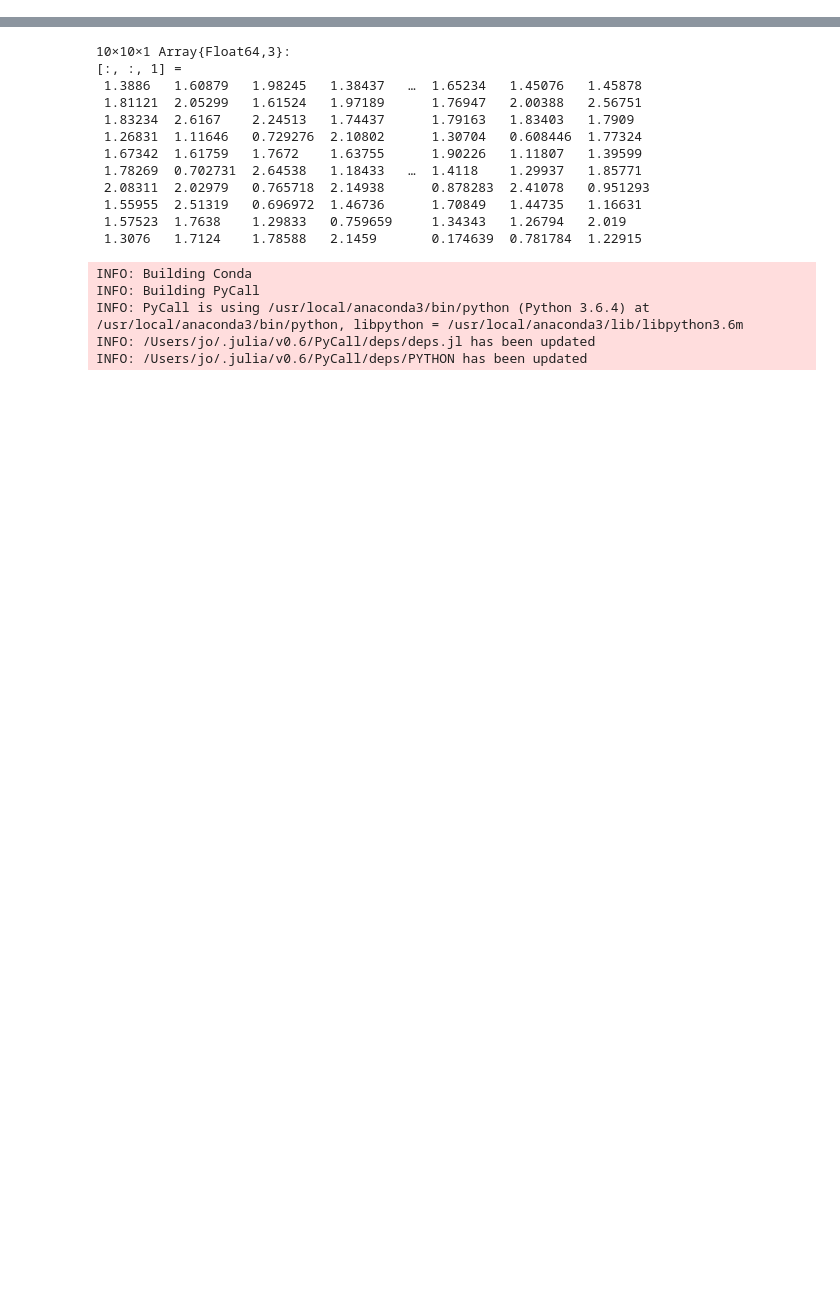
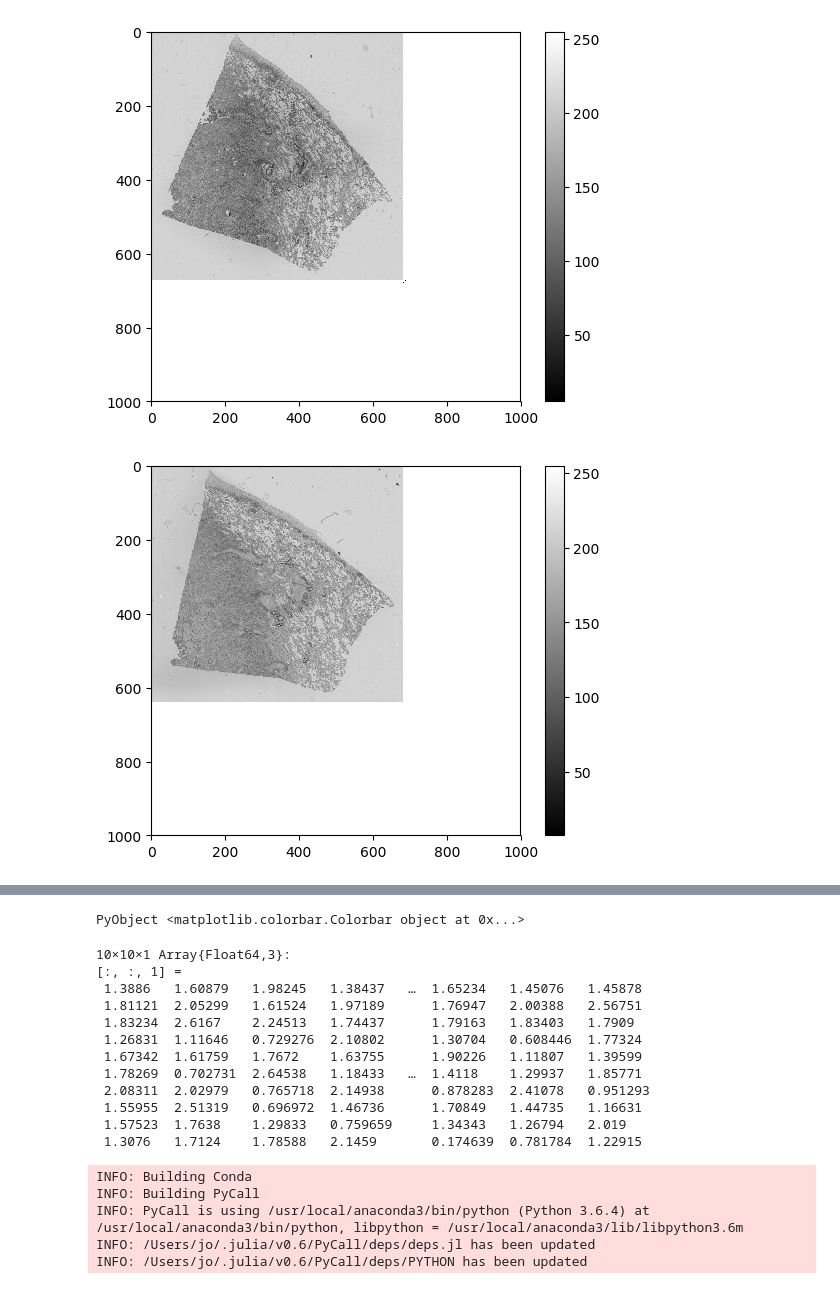
Before and after one commit to johanneslotz/DeformableRegistration.jl, a Jupyter notebook: histo/load_histo_image_jl.ipynb, the cells around one changed output, grey strips where cells are left out. Cells and saved outputs as stored; diff of their text form; code cells hidden in the pictures; blank space fills up the shorter version.

Commit message:
adding support for HistokatController

```diff
--- a/histo/load_histo_image_jl.ipynb
+++ b/histo/load_histo_image_jl.ipynb
@@ -45,0 +1,20 @@ PyObject <matplotlib.colorbar.Colorbar object at 0x...>
+# %%
+using PyPlot
+#workspace()
+include("HistokatControllerImageLoader.jl")
+using HistokatControllerImageLoader: getTile, getImageObject, getVoxelSize, getExtent
+
+
+
+filenameR = "/Users/jo/data/example-data-LL1_1_CD146-2014.tif"
+filenameT = "/Users/jo/data/example-data-LL1_4_KL1-2014.tif"
+
+imageR = getImageObject(filenameR)
+imageT = getImageObject(filenameT)
+
+using PyCall
+@pyimport histokat
+
+getVoxelSize(imageR)
+
+im = getTile(imageR, 9, 1,1,0)
@@ -45,0 +50,14 @@ PyObject <matplotlib.colorbar.Colorbar object at 0x...>
+# %%
+figure()
+arr = getTile(imageR, 9, 0,0,0)
+removeBlack!(arr)
+imshow(arr, cmap="gray")
+colorbar()
+figure()
+arr = getTile(imageT, 9, 0,0,0)
+removeBlack!(arr)
+imshow(arr, cmap="gray")
+colorbar()
+# %% [output]
+[figure, added]
+[figure, added]
@@ -46,3 +68,4 @@ PyObject <matplotlib.colorbar.Colorbar object at 0x...>
+PyObject <matplotlib.colorbar.Colorbar object at 0x...>
 # %%
 a = rand(10,10,3)
 sum(a,3)
```
Also changed, not shown: parts of 5 cells of this notebook, 39 other files.
